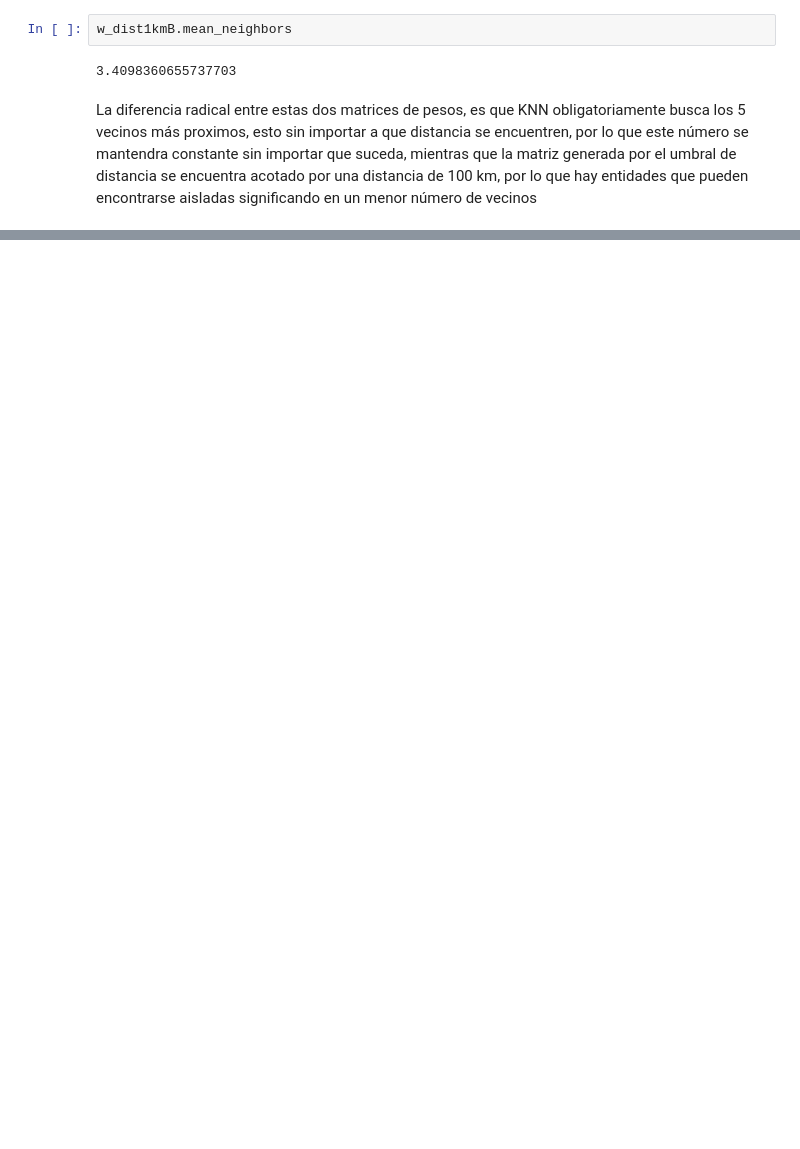
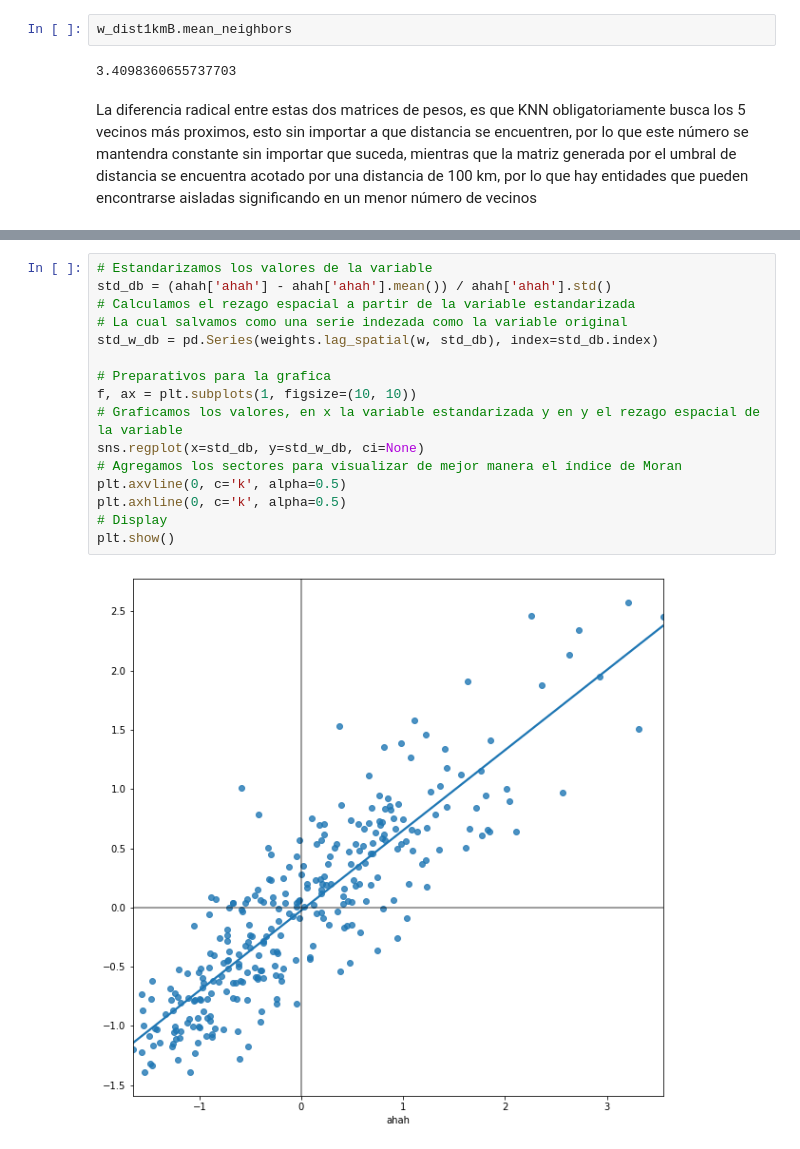
Before and after one commit to AlonsoCortes/A-course-on-Geographic-Data-Science, a Jupyter notebook: Do it yourself/04_Spatial weights.ipynb, the cells around one changed output, grey strips where cells are left out. Cells and saved outputs as stored; diff of their text form; blank space fills up the shorter version.

```diff
--- a/Do it yourself/04_Spatial weights.ipynb
+++ b/Do it yourself/04_Spatial weights.ipynb
@@ -242,0 +359,18 @@ nyc.loc[nyc['cartodb_id'] == 142]
+# %%
+# Estandarizamos los valores de la variable
+std_db = (ahah['ahah'] - ahah['ahah'].mean()) / ahah['ahah'].std()
+# Calculamos el rezago espacial a partir de la variable estandarizada
+# La cual salvamos como una serie indezada como la variable original
+std_w_db = pd.Series(weights.lag_spatial(w, std_db), index=std_db.index)
+
+# Preparativos para la grafica
+f, ax = plt.subplots(1, figsize=(10, 10))
+# Graficamos los valores, en x la variable estandarizada y en y el rezago espacial de la variable
+sns.regplot(x=std_db, y=std_w_db, ci=None)
+# Agregamos los sectores para visualizar de mejor manera el índice de Moran
+plt.axvline(0, c='k', alpha=0.5)
+plt.axhline(0, c='k', alpha=0.5)
+# Display
+plt.show()
+# %% [output]
+[figure, added]
```
Also changed, not shown: parts of 11 cells of this notebook.
